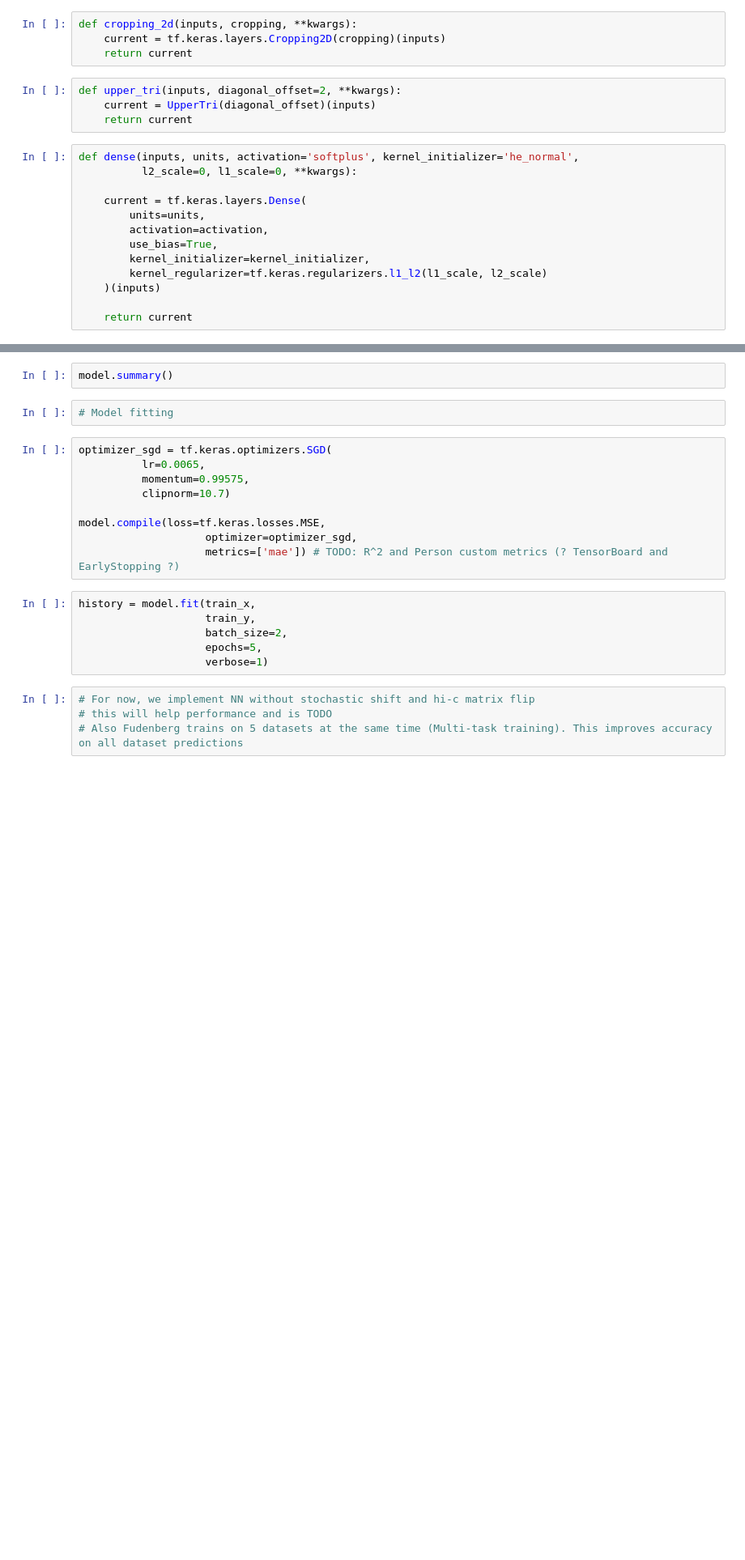
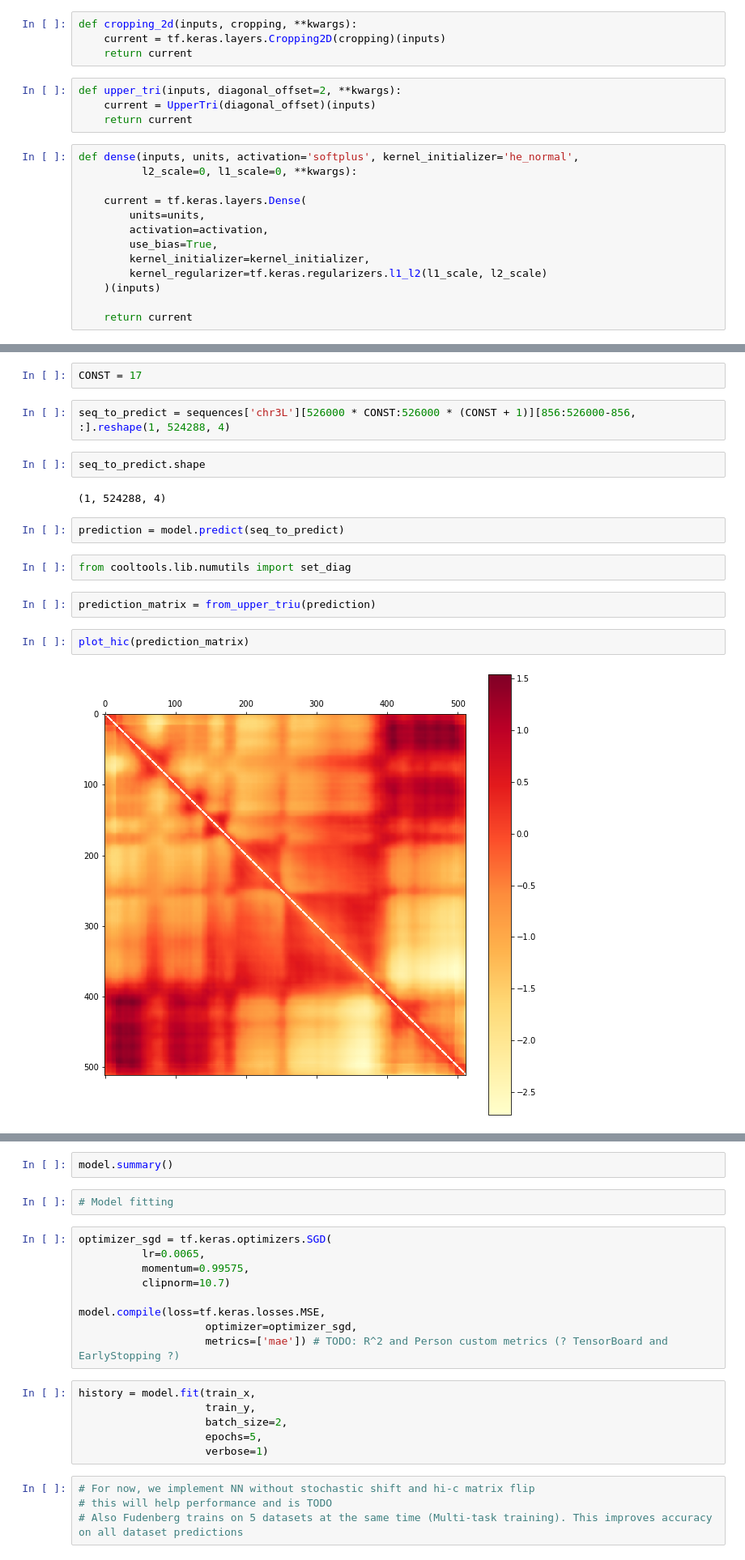
Before and after one commit to NeilAlishev/HiCPredictor, a Jupyter notebook: DeepHiCResearch.ipynb, the cells around one changed output, grey strips where cells are left out. Shown at 81% size. Drawn from its saved outputs; the diff is of its cells as text; blank space fills up the shorter version.

Commit message:
first predictions

```diff
--- a/DeepHiCResearch.ipynb
+++ b/DeepHiCResearch.ipynb
@@ -1008,0 +1033,18 @@ model = tf.keras.Model(inputs=sequence, outputs=current)
+# %%
+CONST = 17
+# %%
+seq_to_predict = sequences['chr3L'][526000 * CONST:526000 * (CONST + 1)][856:526000-856, :].reshape(1, 524288, 4)
+# %%
+seq_to_predict.shape
+# %% [output]
+(1, 524288, 4)
+# %%
+prediction = model.predict(seq_to_predict)
+# %%
+from cooltools.lib.numutils import set_diag
+# %%
+prediction_matrix = from_upper_triu(prediction)
+# %%
+plot_hic(prediction_matrix)
+# %% [output]
+[figure, added]
```
Also changed, not shown: parts of 9 cells of this notebook.
